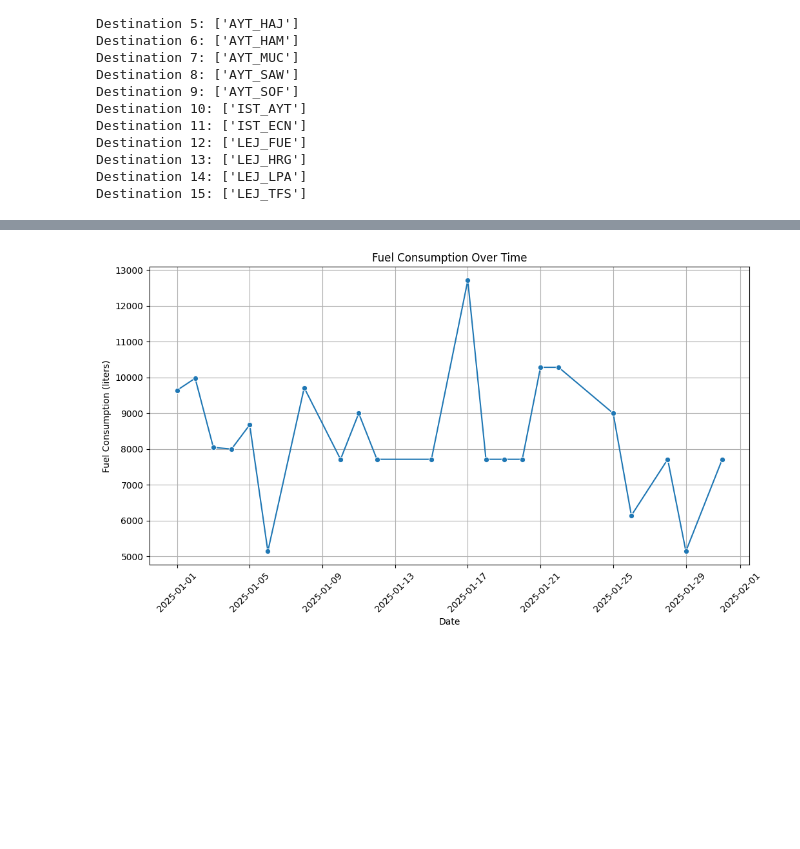
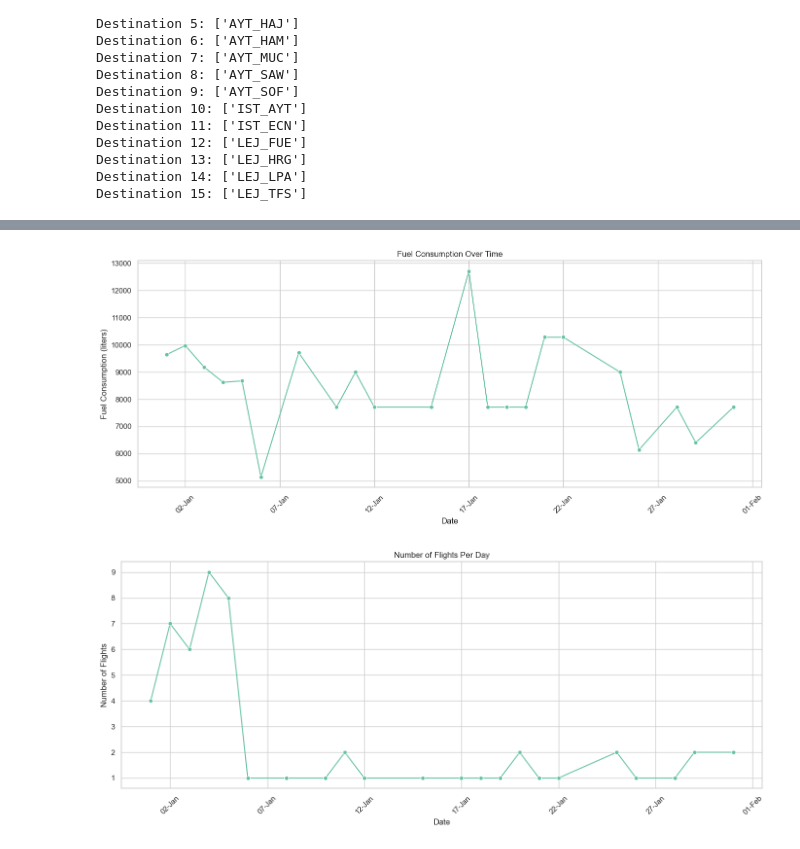
Before and after one commit to cagriertem/flight-fuel-consumption-regression-analysis, a Jupyter notebook: flight fuel consumption regression analysis.ipynb, the cells around one changed output, grey strips where cells are left out. Drawn from its saved outputs; the diff is of its cells as text; code cells hidden in the pictures; blank space fills up the shorter version.

```diff
--- a/flight fuel consumption regression analysis.ipynb
+++ b/flight fuel consumption regression analysis.ipynb
@@ -139,4 +276,5 @@ Destination 15: ['LEJ_TFS']
 # %%
 # Drop the original airport pair column
 df.drop(columns=["airport_pair"], inplace=True)
-df.drop(columns=["Fl. Nb", "No"], inplace = True)
+df.drop(columns=["No"], inplace = True)
+df.drop(columns=["Aircraft Type"], inplace = True)
@@ -218,0 +462,2 @@ df
+# %%
+df.drop(columns=["Fl. Nb", "adjusted"], inplace = True)
@@ -218,0 +497,27 @@ df
+# %%
+import matplotlib.pyplot as plt
+import seaborn as sns
+
+sns.set(style="whitegrid", palette="Set2")
+
+categorical_cols = ['monthday', 'weekday', 'destination_id']
+fig, axes = plt.subplots(1, 3, figsize=(18, 5))  # 1 row, 3 columns
+
+for i, col in enumerate(categorical_cols):
+    if col == 'weekday':
+        order = [0, 1, 2, 3, 4, 5, 6]  # Monday=0, Sunday=6
+        sns.countplot(x=col, data=df, order=order, ax=axes[i])
+        axes[i].set_xticklabels(['Mon','Tue','Wed','Thu','Fri','Sat','Sun'])
+    elif col == 'destination_id':
+        order = df[col].value_counts().index
+        sns.countplot(x=col, data=df, order=order, ax=axes[i])
+        axes[i].tick_params(axis='x', rotation=45)
+    else:
+        sns.countplot(x=col, data=df, ax=axes[i])
+
+    axes[i].set_title(f'Count of {col}')
+    axes[i].set_xlabel(col)
+    axes[i].set_ylabel('Count')
+
+plt.tight_layout()
+plt.show()
@@ -219,22 +553,59 @@ df
 # %%
 import matplotlib.pyplot as plt
 import seaborn as sns
+import matplotlib.dates as mdates
 
 # Ensure the date column is in datetime format
 df['date'] = pd.to_datetime(df['Date'])
 
-# Sort the DataFrame by date to ensure proper ordering
+# Sort by date
 df = df.sort_values('date')
 
 # Plot fuel consumption over time
-plt.figure(figsize=(12, 6))
+plt.figure(figsize=(14, 6))
 sns.lineplot(x='date', y='fuel_consumption', data=df, marker='o', errorbar=None)
+
 plt.title('Fuel Consumption Over Time')
 plt.xlabel('Date')
 plt.ylabel('Fuel Consumption (liters)')
+
+# --- Adjust x-axis ticks ---
+plt.gca().xaxis.set_major_locator(mdates.DayLocator(interval=5))  # show every 5th day
+plt.gca().xaxis.set_major_formatter(mdates.DateFormatter('%d-%b'))  # format as day-month
+
 plt.xticks(rotation=45)
 plt.grid(True)
+plt.tight_layout()
 plt.show()
 # %% [output]
-[figure, old version]
+[figure, new version]
+# %%
+import matplotlib.pyplot as plt
+import seaborn as sns
+import matplotlib.dates as mdates
+
+# Count number of flights per day
+flights_per_day = df.groupby('date').size().reset_index(name='num_flights')
+
+# Sort by date
+flights_per_day = flights_per_day.sort_values('date')
+
+# Plot
+plt.figure(figsize=(14, 6))
+sns.lineplot(x='date', y='num_flights', data=flights_per_day, marker='o')
+
+plt.title('Number of Flights Per Day')
+plt.xlabel('Date')
+plt.ylabel('Number of Flights')
+
+# Adjust x-axis ticks (every 5th day)
+plt.gca().xaxis.set_major_locator(mdates.DayLocator(interval=5))
+plt.gca().xaxis.set_major_formatter(mdates.DateFormatter('%d-%b'))
+
+plt.xticks(rotation=45)
+plt.grid(True)
+plt.tight_layout()
+plt.show()
+# %% [output]
+[figure, added]
 # %%
```
Also changed, not shown: parts of 67 cells of this notebook.
